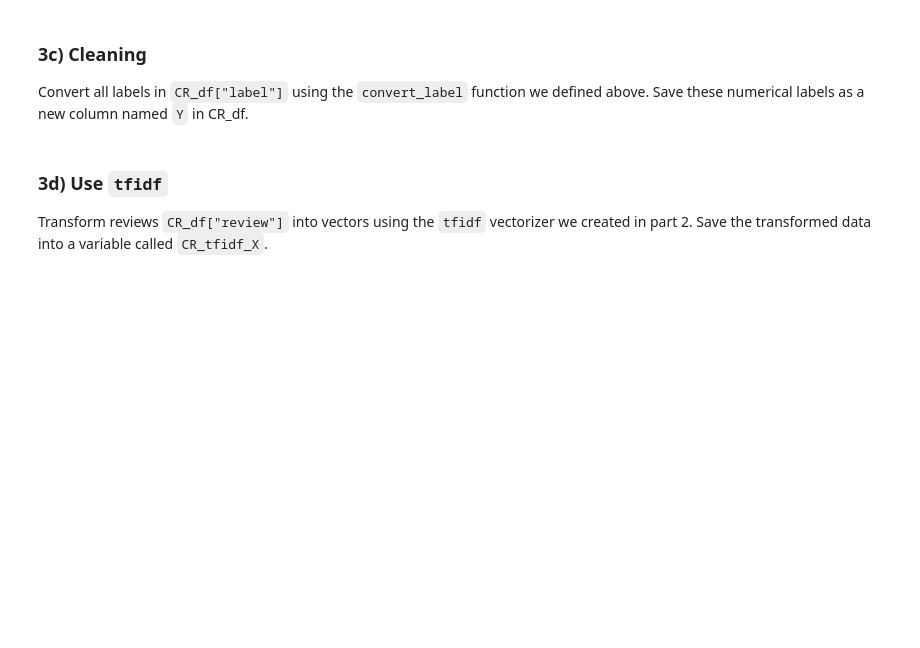
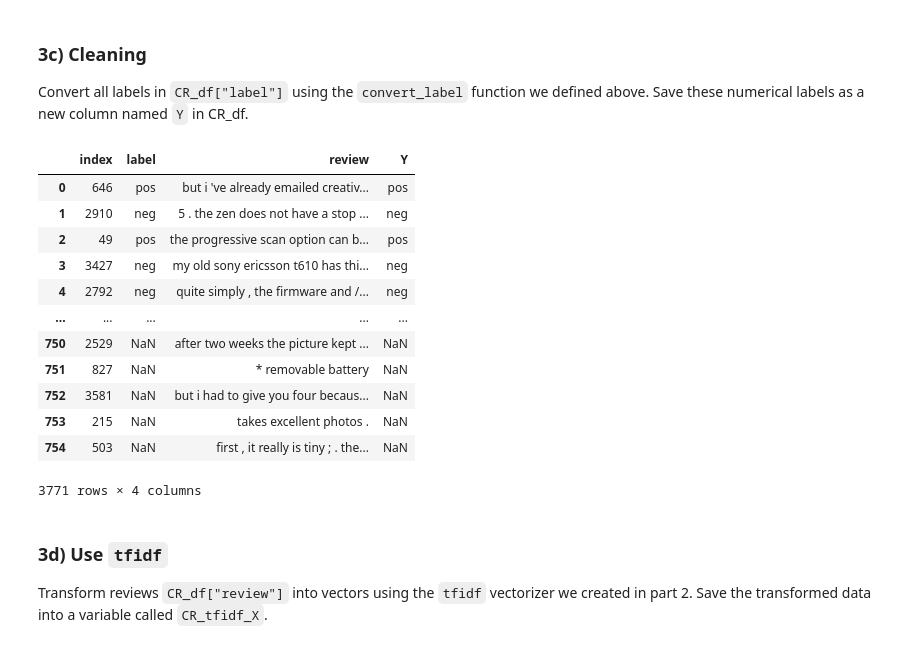
Before and after one commit to ashesh8500/cogs108hw, a Jupyter notebook: A4_COGS108_WI24/A4_NLP.ipynb, the cells around one changed output. Drawn from its saved outputs; the diff is of its cells as text; code cells hidden in the pictures; blank space fills up the shorter version.

```diff
--- a/A4_COGS108_WI24/A4_NLP.ipynb
+++ b/A4_COGS108_WI24/A4_NLP.ipynb
@@ -116,3 +143,20 @@ raise NotImplementedError()
+# %%
+# YOUR CODE HERE
+def convert_label(label, direction):
+    if direction == 'tonumber':
+        if label == 'pos':
+            return 1
+        elif label == 'neg':
+            return 0
+        else:
+            return label
+    elif direction == 'tolabel':
+        if label == 1:
+            return 'pos'
+        elif label == 0:
+            return 'neg'
+        else:
+            return label
 # %%
 assert convert_label
 # %%
@@ -418,0 +519,7 @@ raise NotImplementedError()
+# %%
+CR_train_file = 'data/custrev_train.tsv'
+CR_test_file = 'data/custrev_test.tsv'
+
+CR_train_df = pd.read_csv(CR_train_file, sep='\t', header=None, names=['index','label','review'])
+CR_test_df = pd.read_csv(CR_test_file, sep='\t', header=None, names=['index','review'])
+CR_test_df
@@ -424,4 +545,5 @@ assert isinstance(CR_test_df, pd.DataFrame)
 Concatenate the 2 DataFrames from the last step into a single DataFrame, and name it `CR_df`.
 # %%
 # YOUR CODE HERE
-raise NotImplementedError()
+CR_df = pd.concat([CR_train_df, CR_test_df])
+CR_df
@@ -437,3 +570,21 @@ raise NotImplementedError()
+# %%
+# YOUR CODE HERE
+CR_df["Y"] = CR_df["label"].apply(convert_label, direction='tolabel')
+CR_df
+# %% [output]
+|  | index | label | review | Y |
+| 0 | 646 | pos | but i 've already emailed creativ... | pos |
+| 1 | 2910 | neg | 5 . the zen does not have a stop ... | neg |
+| 2 | 49 | pos | the progressive scan option can b... | pos |
+| 3 | 3427 | neg | my old sony ericsson t610 has thi... | neg |
+| 4 | 2792 | neg | quite simply , the firmware and /... | neg |
+| ... | ... | ... | ... | ... |
+| 750 | 2529 | NaN | after two weeks the picture kept ... | NaN |
+| 751 | 827 | NaN | * removable battery | NaN |
+| 752 | 3581 | NaN | but i had to give you four becaus... | NaN |
+| 753 | 215 | NaN | takes excellent photos . | NaN |
+| 754 | 503 | NaN | first , it really is tiny ; . the... | NaN |
+3771 rows × 4 columns
 # %%
 assert isinstance(CR_df['Y'], pd.Series)
 # %% [markdown]
```
Also changed, not shown: parts of 48 cells of this notebook.
